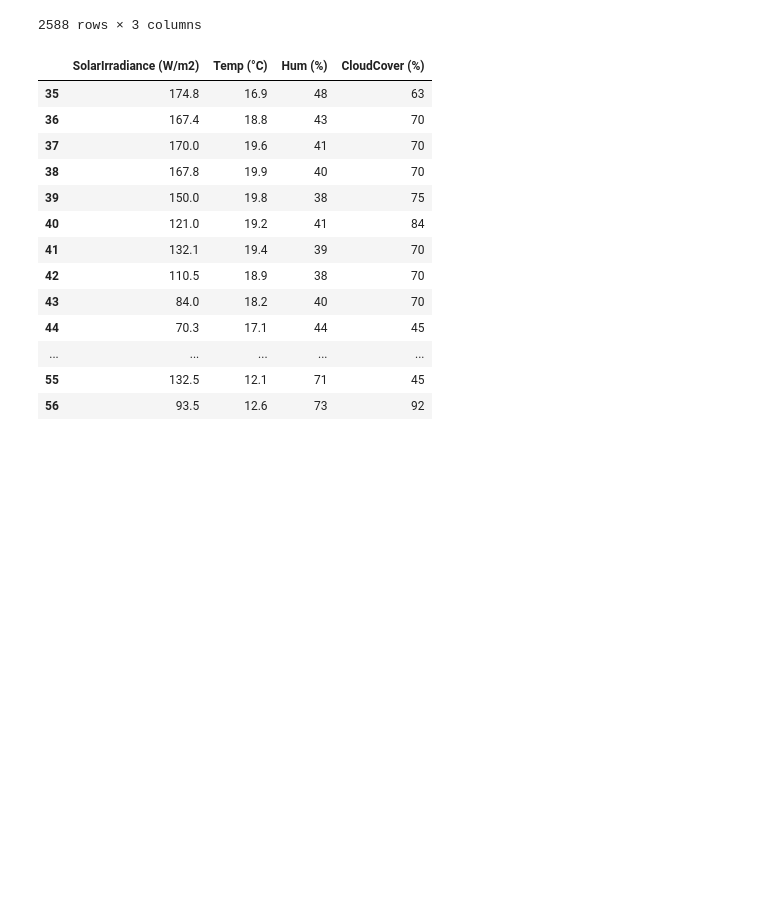
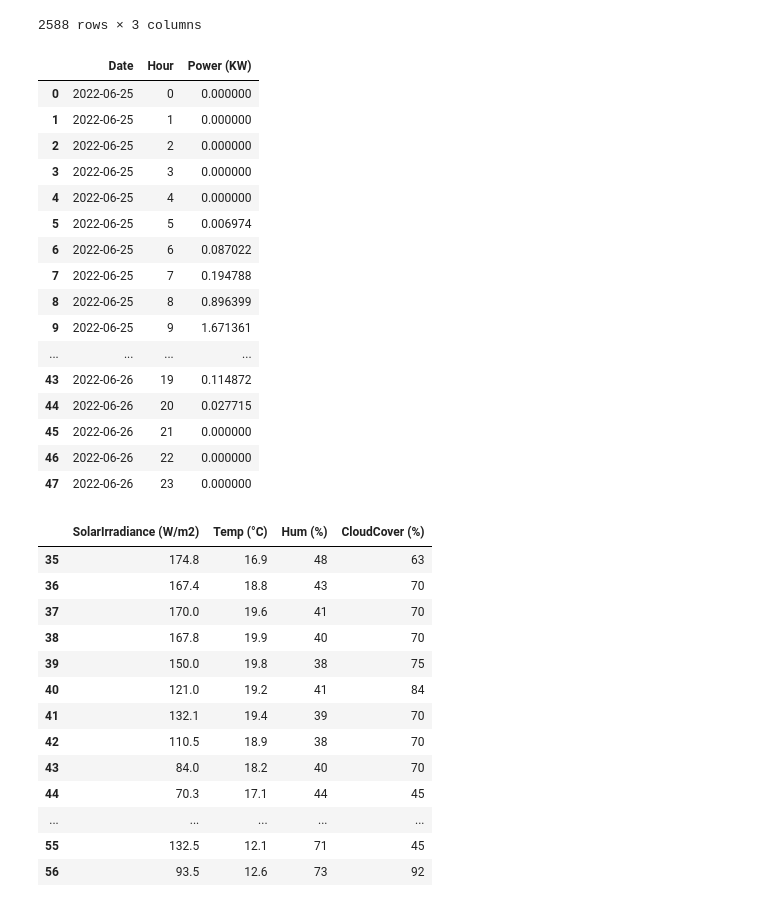
Before and after one commit to Mubeen31/solar-power-predictions, a Jupyter notebook: ML models/Multivariable linear regression model/multivariable linear regression model.ipynb, the cells around one changed output. Cells and saved outputs as stored; diff of their text form; code cells hidden in the pictures; blank space fills up the shorter version.

```diff
--- a/ML models/Multivariable linear regression model/multivariable linear regression model.ipynb
+++ b/ML models/Multivariable linear regression model/multivariable linear regression model.ipynb
@@ -74,6 +74,25 @@ filter_daily_values
 2588 rows × 3 columns
 # %%
 daily_hourly_values = filter_daily_values.groupby(['Date', 'Hour'])['Power (KW)'].sum().reset_index()
+daily_hourly_values
+# %% [output]
+|  | Date | Hour | Power (KW) |
+| 0 | 2022-06-25 | 0 | 0.000000 |
+| 1 | 2022-06-25 | 1 | 0.000000 |
+| 2 | 2022-06-25 | 2 | 0.000000 |
+| 3 | 2022-06-25 | 3 | 0.000000 |
+| 4 | 2022-06-25 | 4 | 0.000000 |
+| 5 | 2022-06-25 | 5 | 0.006974 |
+| 6 | 2022-06-25 | 6 | 0.087022 |
+| 7 | 2022-06-25 | 7 | 0.194788 |
+| 8 | 2022-06-25 | 8 | 0.896399 |
+| 9 | 2022-06-25 | 9 | 1.671361 |
+| ... | ... | ... | ... |
+| 43 | 2022-06-26 | 19 | 0.114872 |
+| 44 | 2022-06-26 | 20 | 0.027715 |
+| 45 | 2022-06-26 | 21 | 0.000000 |
+| 46 | 2022-06-26 | 22 | 0.000000 |
+| 47 | 2022-06-26 | 23 | 0.000000 |
 # %%
 # daily_values = daily_values[daily_values['Date'] > '2022-06-11']
 # %%
```
Also changed, not shown: parts of 1 cell of this notebook.
